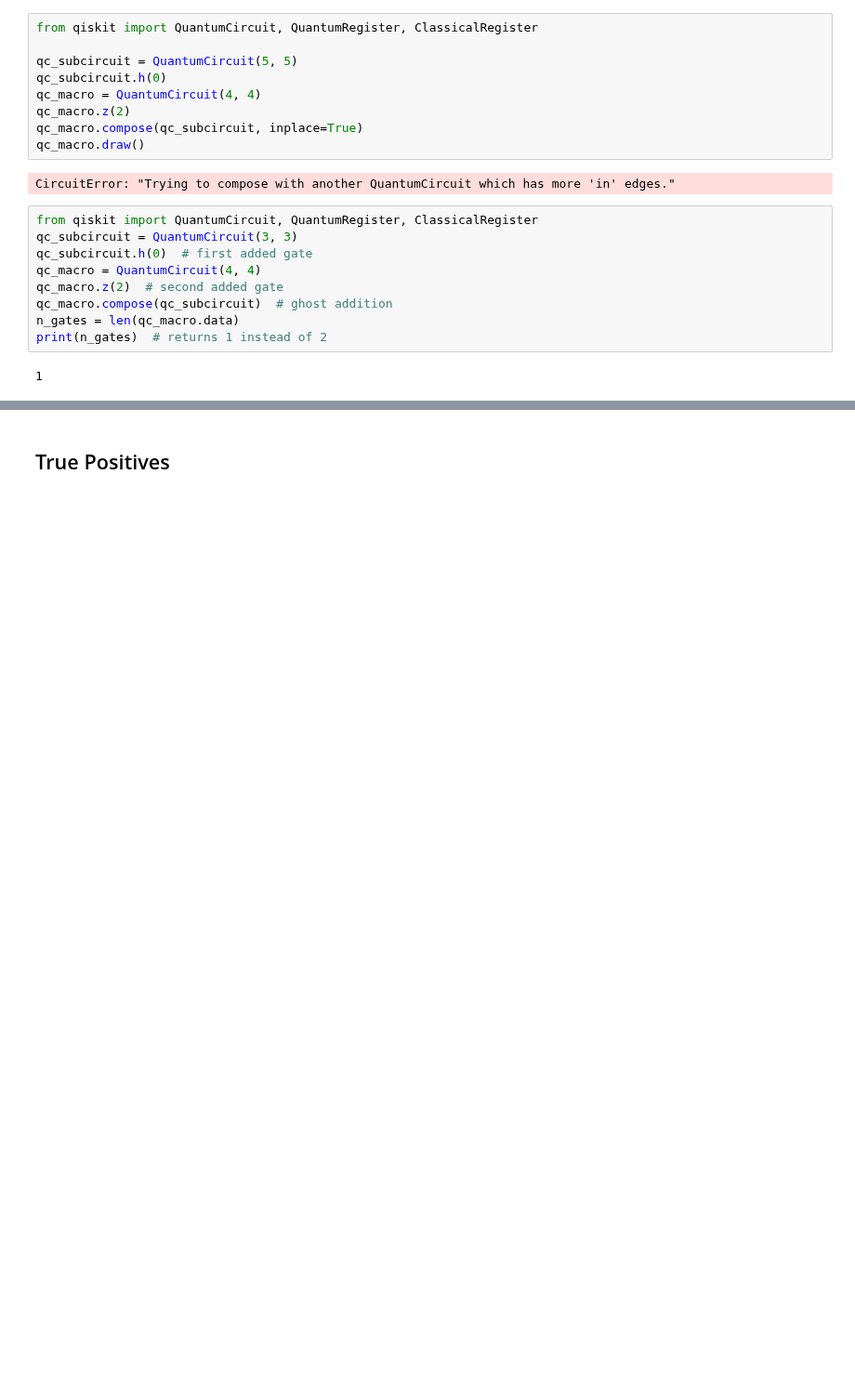
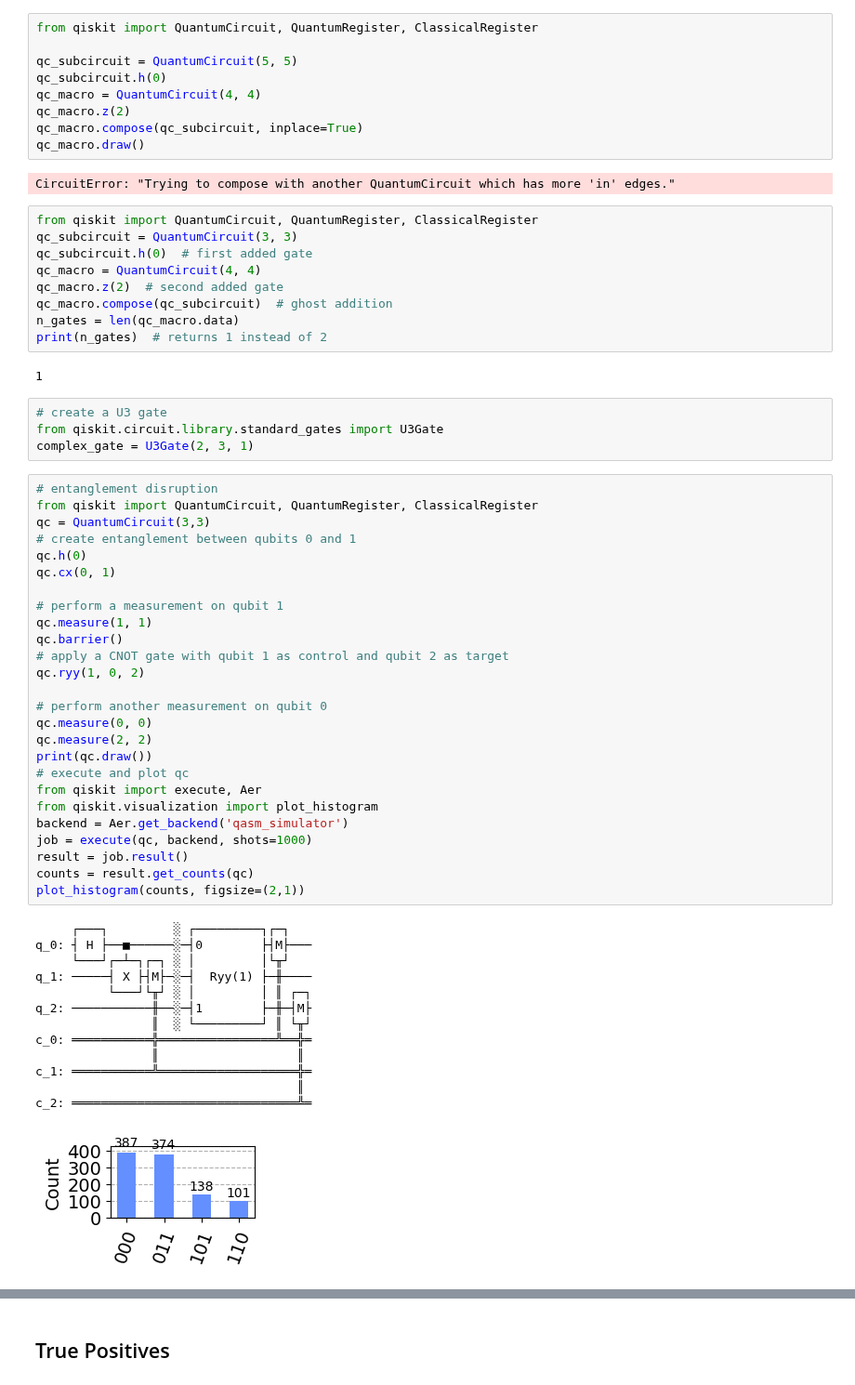
Before and after one commit to sola-st/LintQ, a Jupyter notebook: notebooks/07_CodeQL_Test_WorkBench.ipynb, the cells around one changed output, grey strips where cells are left out. Shown at 93% size. Drawn from its saved outputs; the diff is of its cells as text; blank space fills up the shorter version.

Commit message:
add test/doc for measurement + improve measure_all

```diff
--- a/notebooks/07_CodeQL_Test_WorkBench.ipynb
+++ b/notebooks/07_CodeQL_Test_WorkBench.ipynb
@@ -61,3 +61,47 @@ n_gates = len(qc_macro.data)
 print(n_gates)  # returns 1 instead of 2
 # %% [output]
 1
+# %%
+# create a U3 gate
+from qiskit.circuit.library.standard_gates import U3Gate
+complex_gate = U3Gate(2, 3, 1)
+# %%
+# entanglement disruption
+from qiskit import QuantumCircuit, QuantumRegister, ClassicalRegister
+qc = QuantumCircuit(3,3)
+# create entanglement between qubits 0 and 1
+qc.h(0)
+qc.cx(0, 1)
+
+# perform a measurement on qubit 1
+qc.measure(1, 1)
+qc.barrier()
+# apply a CNOT gate with qubit 1 as control and qubit 2 as target
+qc.ryy(1, 0, 2)
+
+# perform another measurement on qubit 0
+qc.measure(0, 0)
+qc.measure(2, 2)
+print(qc.draw())
+# execute and plot qc
+from qiskit import execute, Aer
+from qiskit.visualization import plot_histogram
+backend = Aer.get_backend('qasm_simulator')
+job = execute(qc, backend, shots=1000)
+result = job.result()
+counts = result.get_counts(qc)
+plot_histogram(counts, figsize=(2,1))
+# %% [output]
+     ┌───┐         ░ ┌─────────┐┌─┐
+q_0: ┤ H ├──■──────░─┤0        ├┤M├───
+     └───┘┌─┴─┐┌─┐ ░ │         │└╥┘
+q_1: ─────┤ X ├┤M├─░─┤  Ryy(1) ├─╫────
+          └───┘└╥┘ ░ │         │ ║ ┌─┐
+q_2: ───────────╫──░─┤1        ├─╫─┤M├
+                ║  ░ └─────────┘ ║ └╥┘
+c_0: ═══════════╬════════════════╩══╬═
+                ║                   ║
+c_1: ═══════════╩═══════════════════╬═
+                                    ║
+c_2: ═══════════════════════════════╩═
+[figure, added]
```
Also changed, not shown: parts of 6 cells of this notebook, 13 other files.
